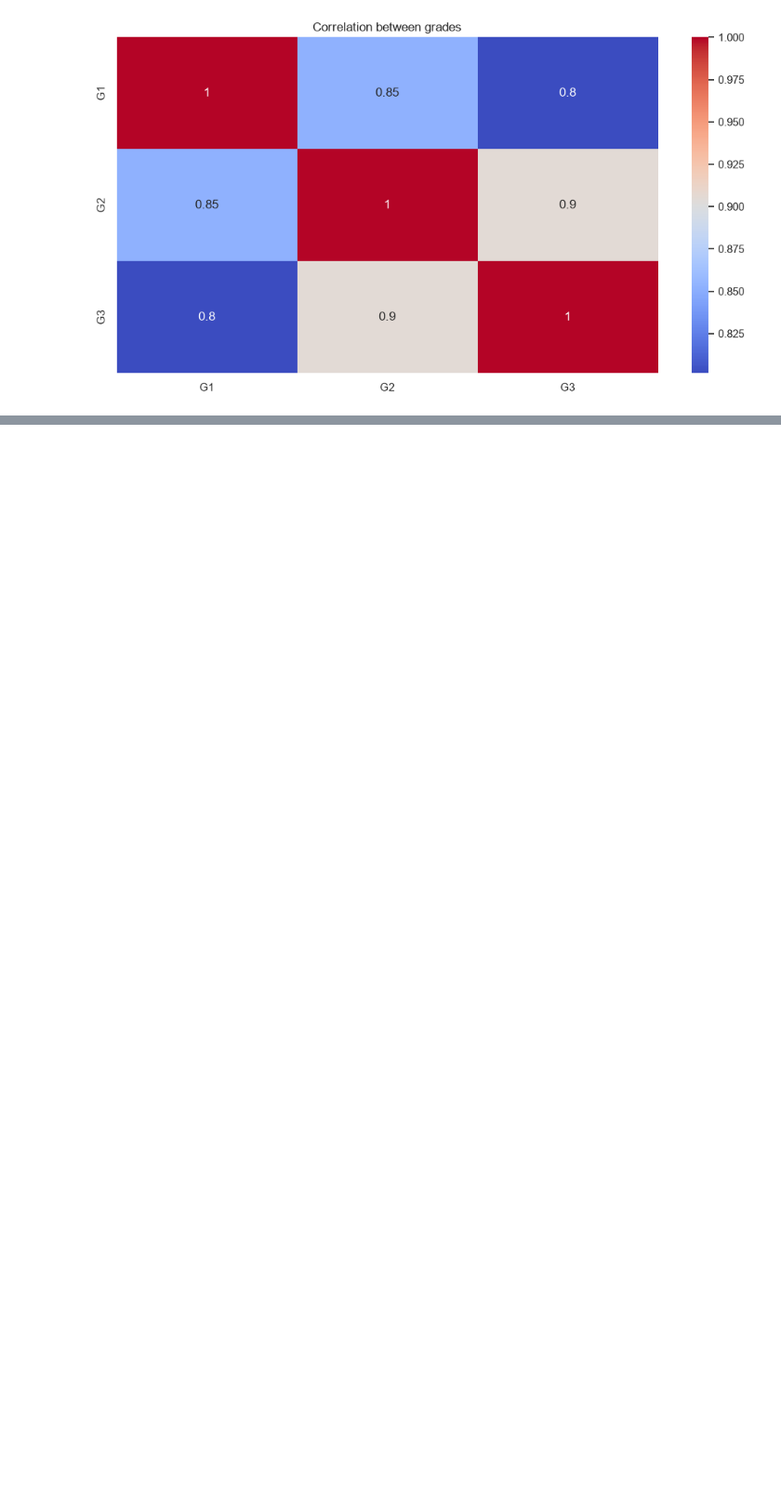
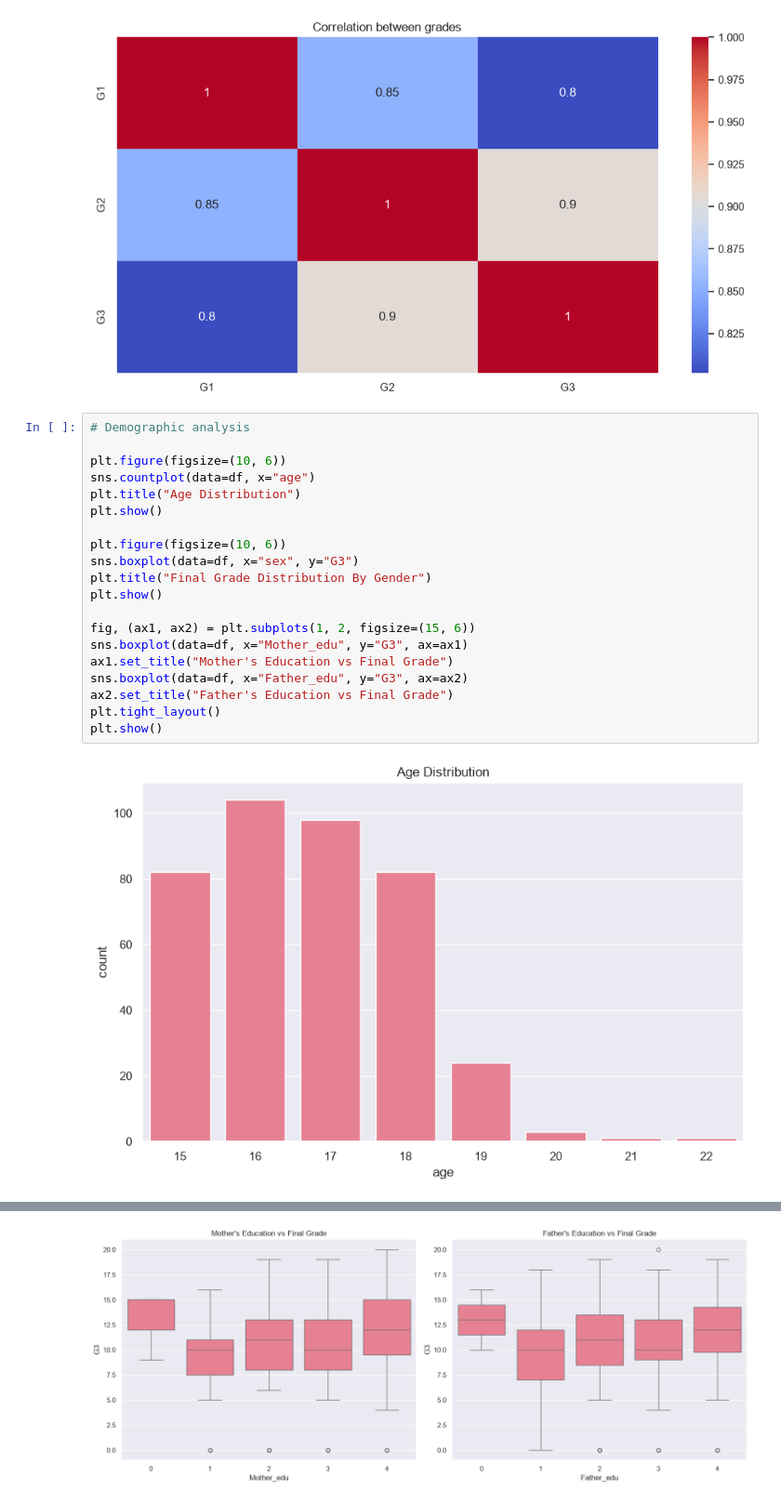
Before and after one commit to shiocanel/ml-ai-projects, a Jupyter notebook: student_final_grade/student_performance.ipynb, the cells around one changed output, grey strips where cells are left out. Shown at 93% size. Drawn from its saved outputs; the diff is of its cells as text; blank space fills up the shorter version.

Commit message:
Student Final Grade Prediction

```diff
--- a/student_final_grade/student_performance.ipynb
+++ b/student_final_grade/student_performance.ipynb
@@ -68,3 +69,25 @@ plt.show()
 [figure]
 [figure]
 [figure]
+# %%
+# Demographic analysis
+
+plt.figure(figsize=(10, 6))
+sns.countplot(data=df, x="age")
+plt.title("Age Distribution")
+plt.show()
+
+plt.figure(figsize=(10, 6))
+sns.boxplot(data=df, x="sex", y="G3")
+plt.title("Final Grade Distribution By Gender")
+plt.show()
+
+fig, (ax1, ax2) = plt.subplots(1, 2, figsize=(15, 6))
+sns.boxplot(data=df, x="Mother_edu", y="G3", ax=ax1)
+ax1.set_title("Mother's Education vs Final Grade")
+sns.boxplot(data=df, x="Father_edu", y="G3", ax=ax2)
+ax2.set_title("Father's Education vs Final Grade")
+plt.tight_layout()
+plt.show()
+# %% [output]
+[figure, added]
@@ -70,0 +95 @@ plt.show()
+[figure, added]
```
Also changed, not shown: parts of 6 cells of this notebook.
